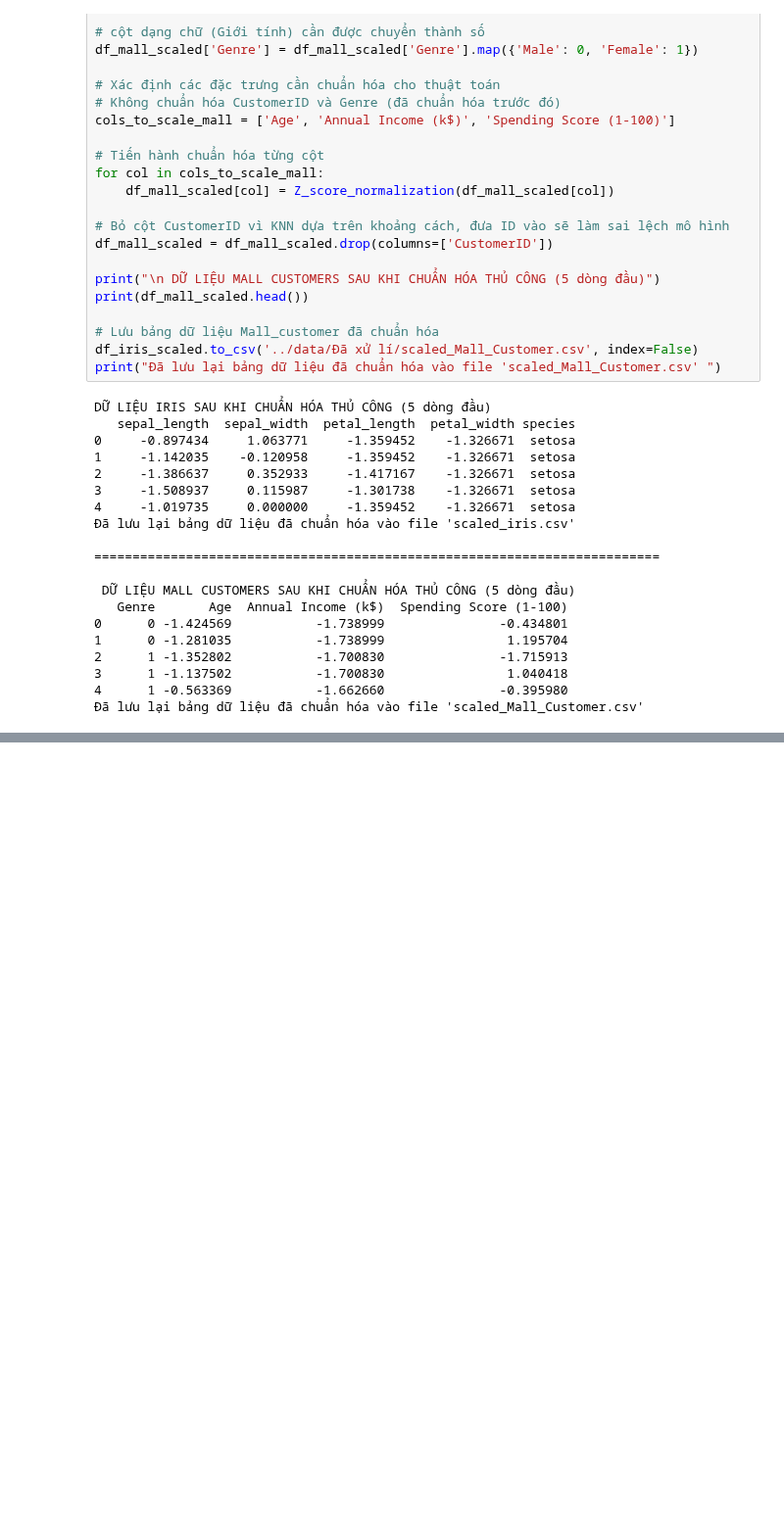
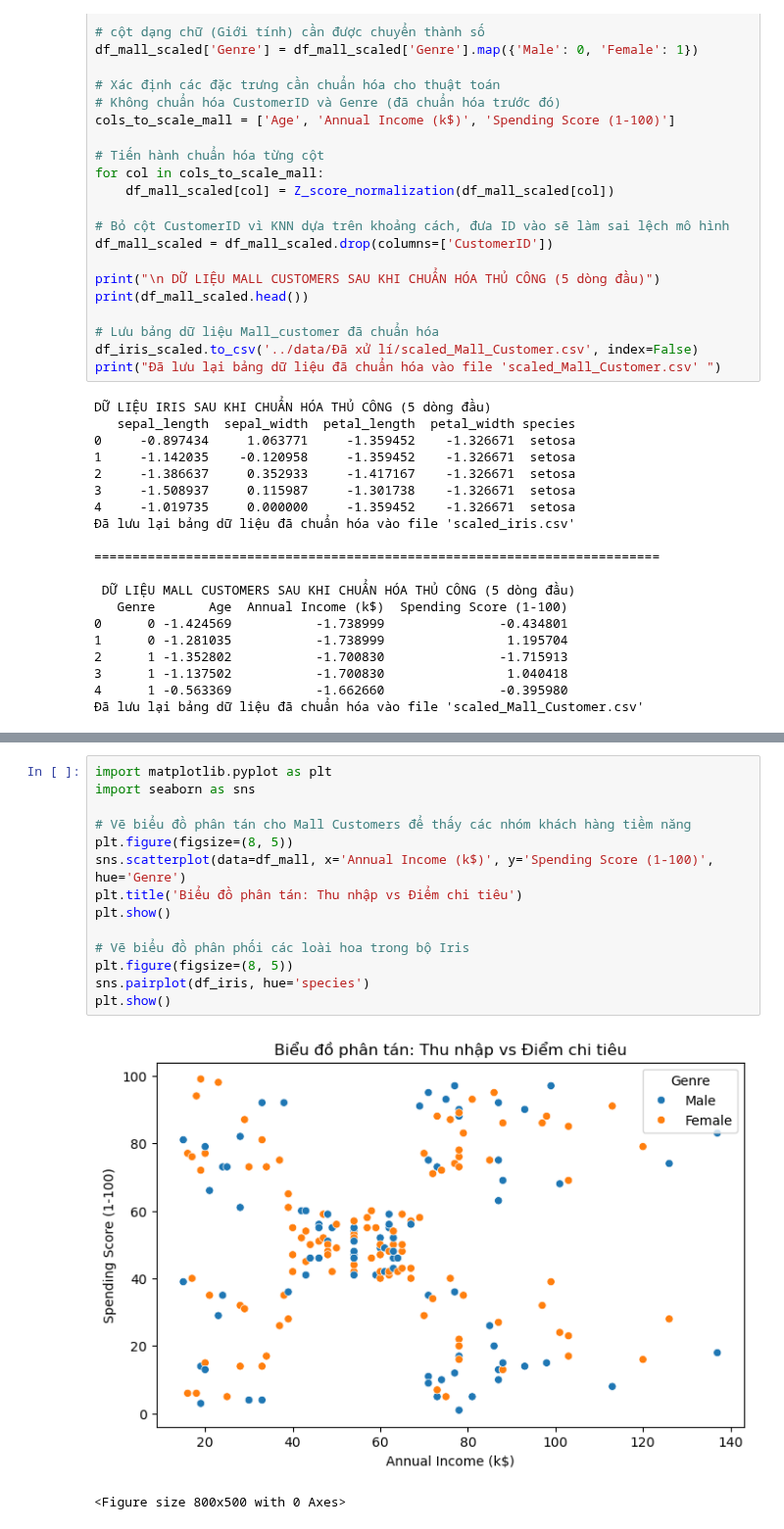
Before and after one commit to Tthanh2k6/KNN, a Jupyter notebook: NoteBook/01_eda_preprocessing.ipynb, the cells around one changed output, grey strips where cells are left out. Shown at 98% size. Cells and saved outputs as stored; diff of their text form; blank space fills up the shorter version.

Commit message:
TV4: Hoàn thành EDA, xử lý missing và chuẩn hóa dữ liệu Mall & Iris

```diff
--- a/NoteBook/01_eda_preprocessing.ipynb
+++ b/NoteBook/01_eda_preprocessing.ipynb
@@ -144,0 +153,17 @@ DỮ LIỆU IRIS SAU KHI CHUẨN HÓA THỦ CÔNG (5 dòng đầu)
+# %%
+import matplotlib.pyplot as plt
+import seaborn as sns
+
+# Vẽ biểu đồ phân tán cho Mall Customers để thấy các nhóm khách hàng tiềm năng
+plt.figure(figsize=(8, 5))
+sns.scatterplot(data=df_mall, x='Annual Income (k$)', y='Spending Score (1-100)', hue='Genre')
+plt.title('Biểu đồ phân tán: Thu nhập vs Điểm chi tiêu')
+plt.show()
+
+# Vẽ biểu đồ phân phối các loài hoa trong bộ Iris
+plt.figure(figsize=(8, 5))
+sns.pairplot(df_iris, hue='species')
+plt.show()
+# %% [output]
+[figure, added]
+<Figure size 800x500 with 0 Axes>
```
Also changed, not shown: parts of 4 cells of this notebook, 2 other files.
